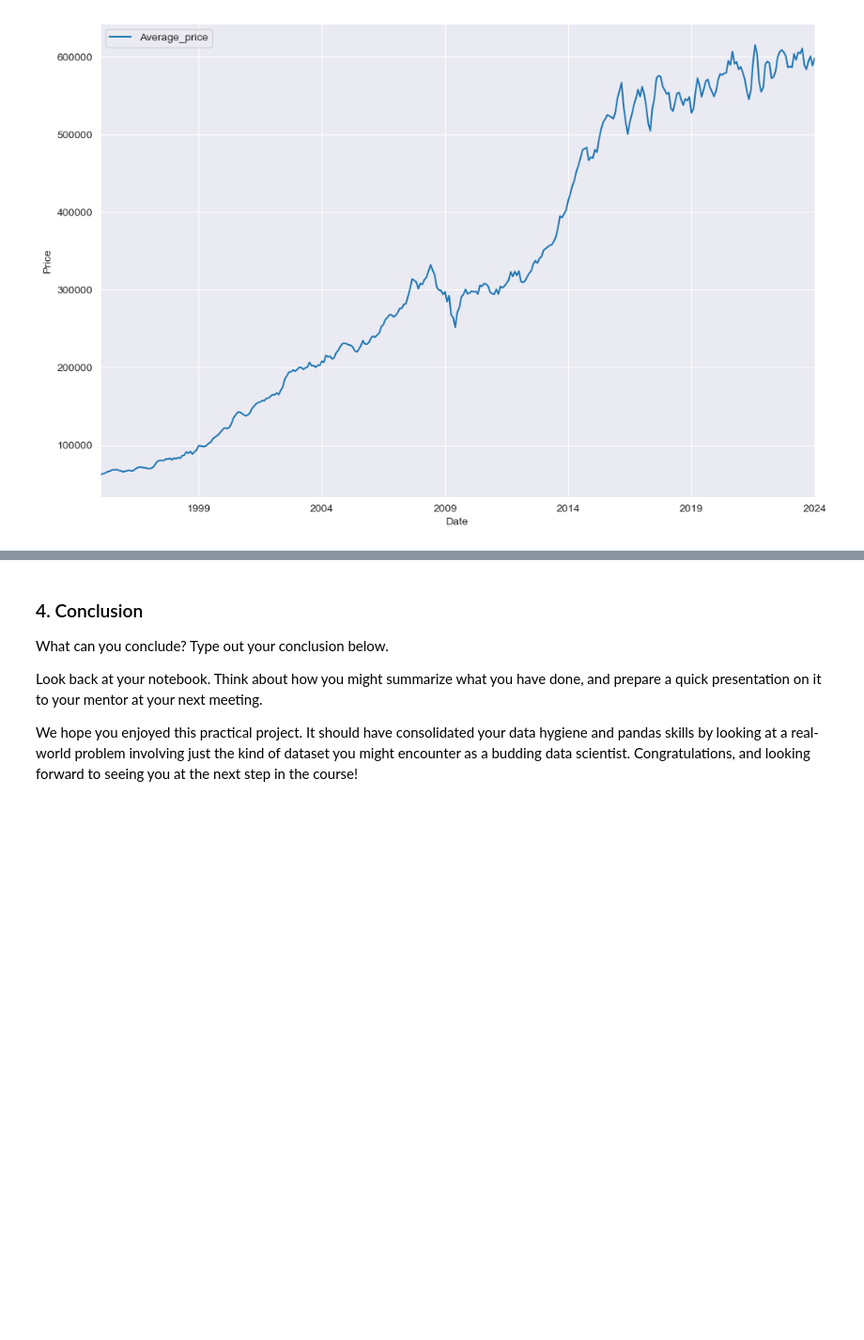
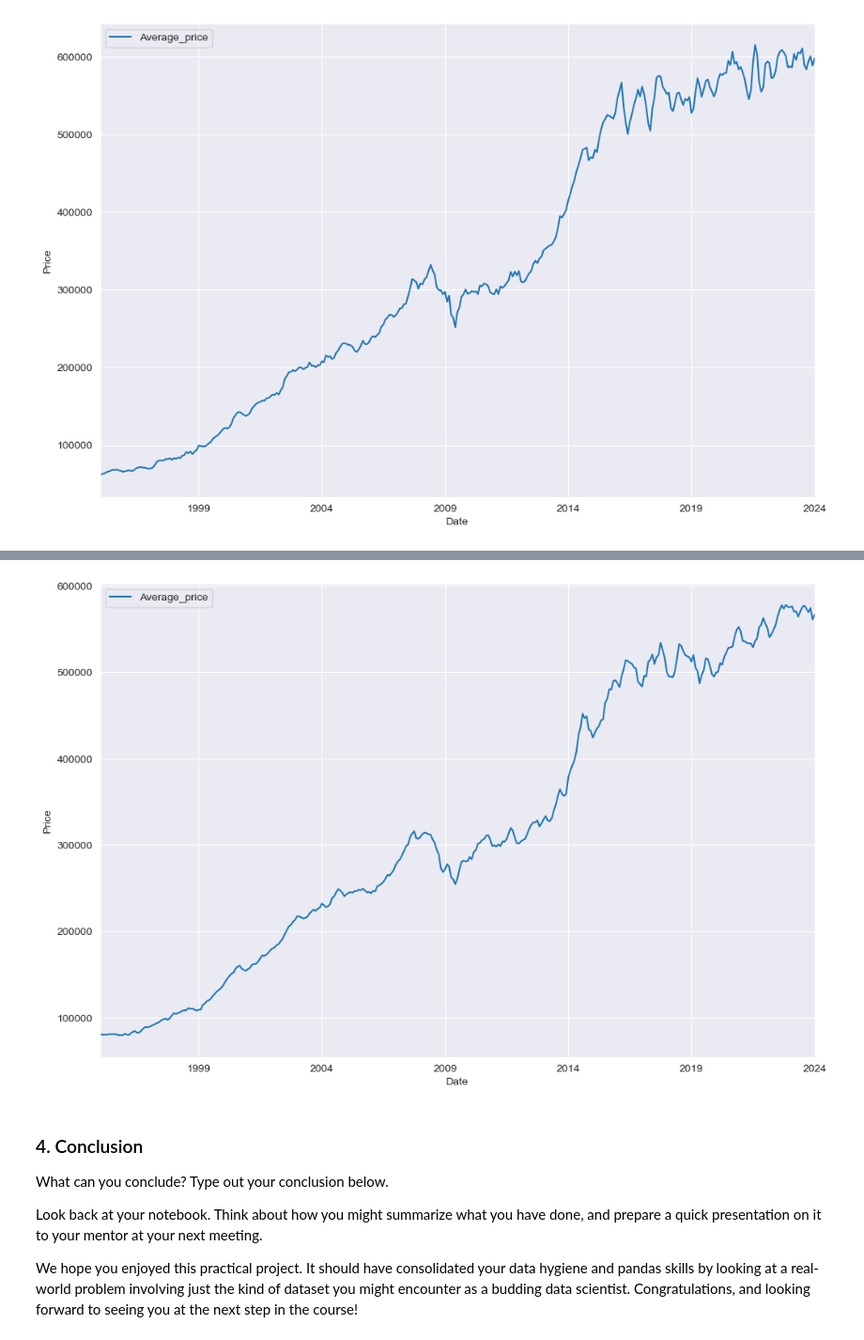
Before and after one commit to jclaudio019/ds2024, a Jupyter notebook: Notebooks/Unit 4 Challenge - Tier 3.ipynb, the cells around one changed output, grey strips where cells are left out. Shown at 94% size. Drawn from its saved outputs; the diff is of its cells as text; code cells hidden in the pictures; blank space fills up the shorter version.

```diff
--- a/Notebooks/Unit 4 Challenge - Tier 3.ipynb
+++ b/Notebooks/Unit 4 Challenge - Tier 3.ipynb
@@ -564,3 +570,9 @@ plt.ylabel("Price");
+# %%
+subset_prices = df[df['London_Borough'] == "Merton"]
+subset_prices.plot(kind='line', x='Date', y="Average_price", figsize=(12, 8));
+plt.ylabel("Price");
+# %% [output]
+[figure, added]
 # %% [markdown]
 ### 4. Conclusion
 What can you conclude? Type out your conclusion below.
```
Also changed, not shown: parts of 3 cells of this notebook.
